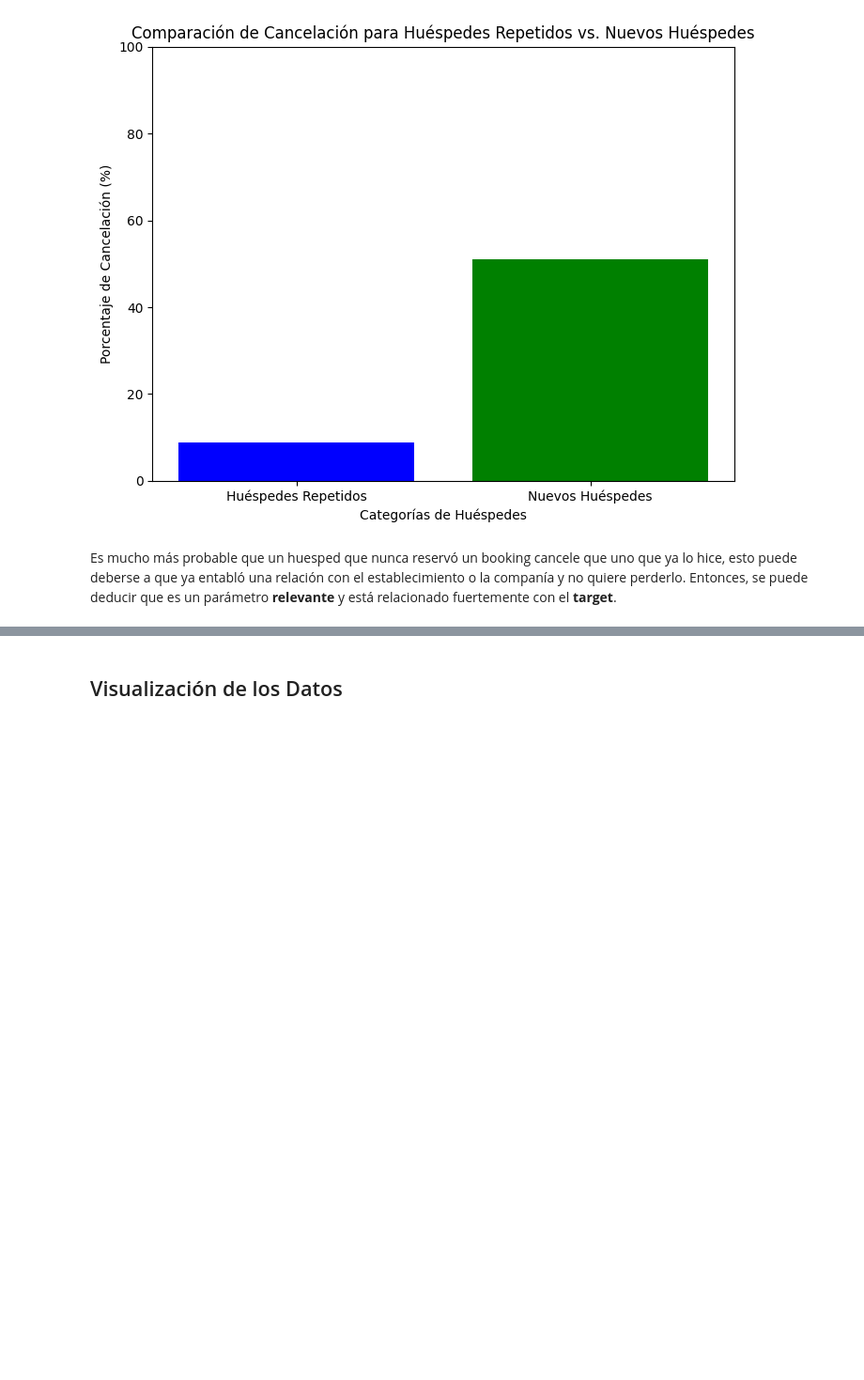
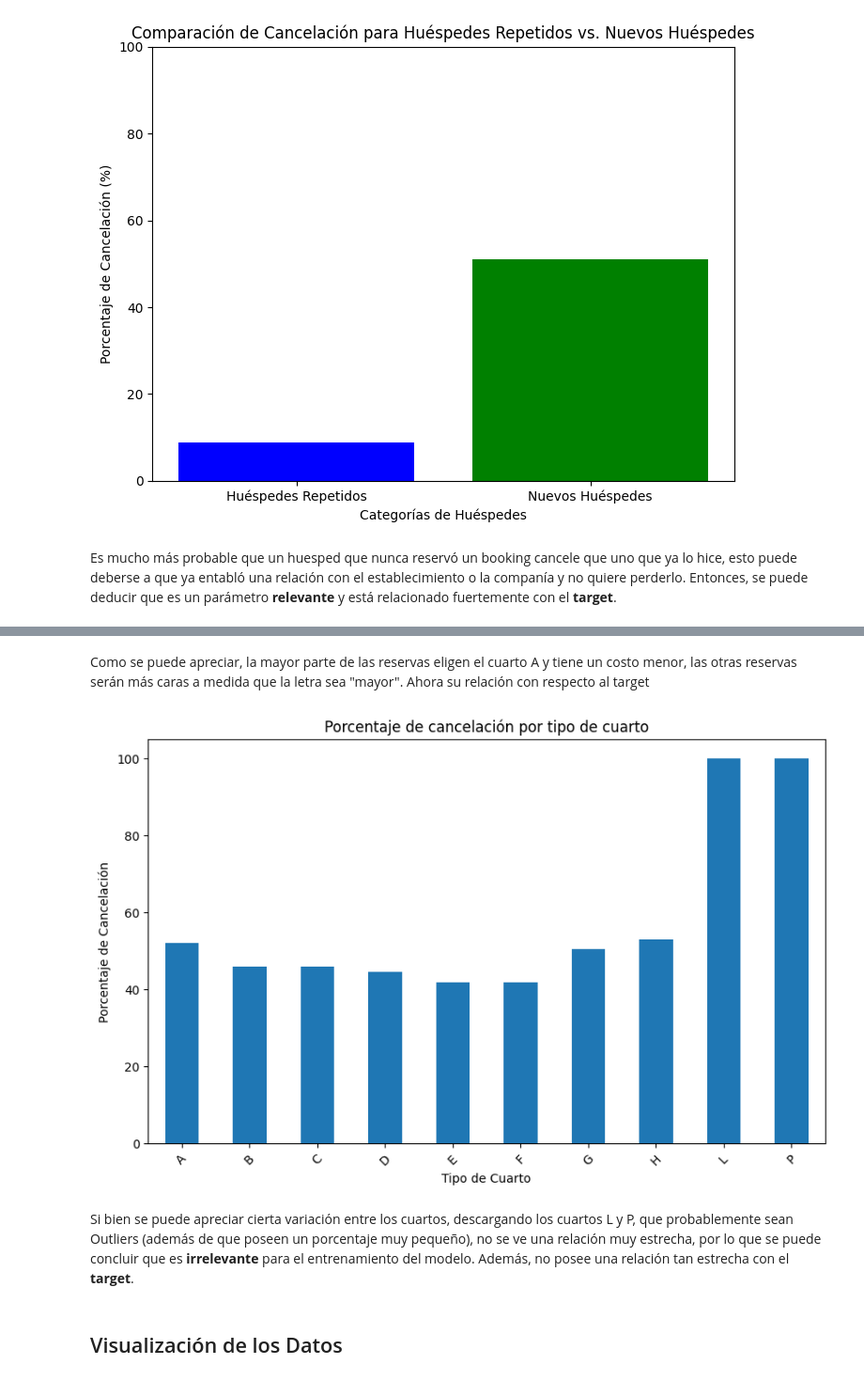
Before and after one commit to InspectorDave/OrgaDeDatos-TPs, a Jupyter notebook: 7506R_TP1_GRUPO11_CHP1_ENTREGA.ipynb, the cells around one changed output, grey strips where cells are left out. Shown at 94% size. Drawn from its saved outputs; the diff is of its cells as text; code cells hidden in the pictures; blank space fills up the shorter version.

```diff
--- a/7506R_TP1_GRUPO11_CHP1_ENTREGA.ipynb
+++ b/7506R_TP1_GRUPO11_CHP1_ENTREGA.ipynb
@@ -1224,3 +1244,23 @@ Es mucho más probable que un huesped que nunca reservó un booking cancele que
+# %% [markdown]
+Como se puede apreciar, la mayor parte de las reservas eligen el cuarto A y tiene un costo menor, las otras reservas serán más caras a medida que la letra sea "mayor". Ahora su relación con respecto al target
+# %%
+reserved_room_type_counts = hotels_df["reserved_room_type"].value_counts()
+threshold = 0.01 * len(hotels_df)
+cancellation_percentages = hotels_df.groupby('reserved_room_type')['is_canceled'].mean() * 100
+
+plt.figure(figsize=(10, 6))
+cancellation_percentages.plot(kind='bar')
+plt.title('Porcentaje de cancelación por tipo de cuarto')
+plt.xlabel('Tipo de Cuarto')
+plt.ylabel('Porcentaje de Cancelación')
+plt.xticks(rotation=45)
+plt.show()
+
+hotels_df = hotels_df_backup.copy()
+# %% [output]
+[figure, added]
+# %% [markdown]
+Si bien se puede apreciar cierta variación entre los cuartos, descargando los cuartos L y P, que probablemente sean Outliers (además de que poseen un porcentaje muy pequeño), no se ve una relación muy estrecha, por lo que se puede concluir que es **irrelevante** para el entrenamiento del modelo. Además, no posee una relación tan estrecha con el **target**.
 # %% [markdown]
 ## Visualización de los Datos
 # %% [markdown]
```
Also changed, not shown: parts of 3 cells of this notebook.
